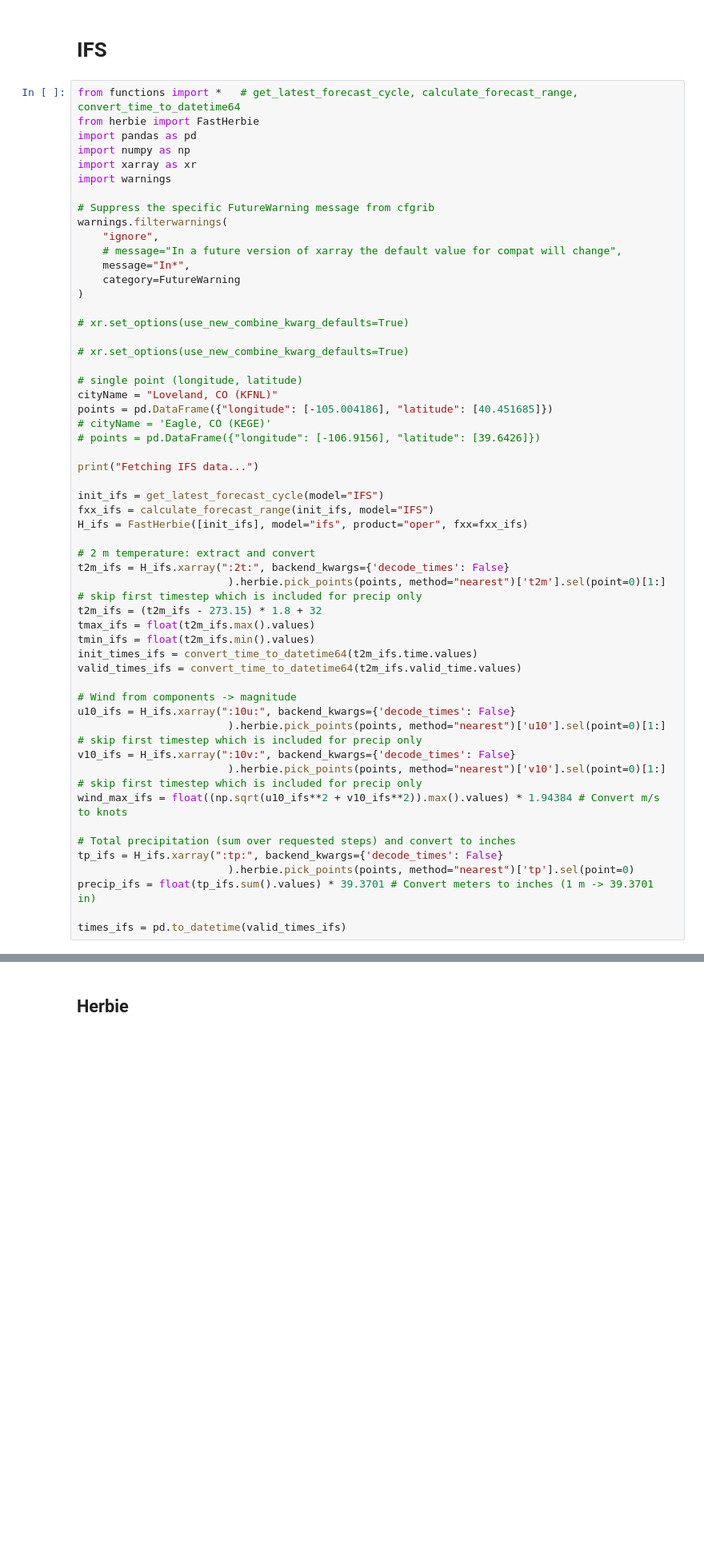
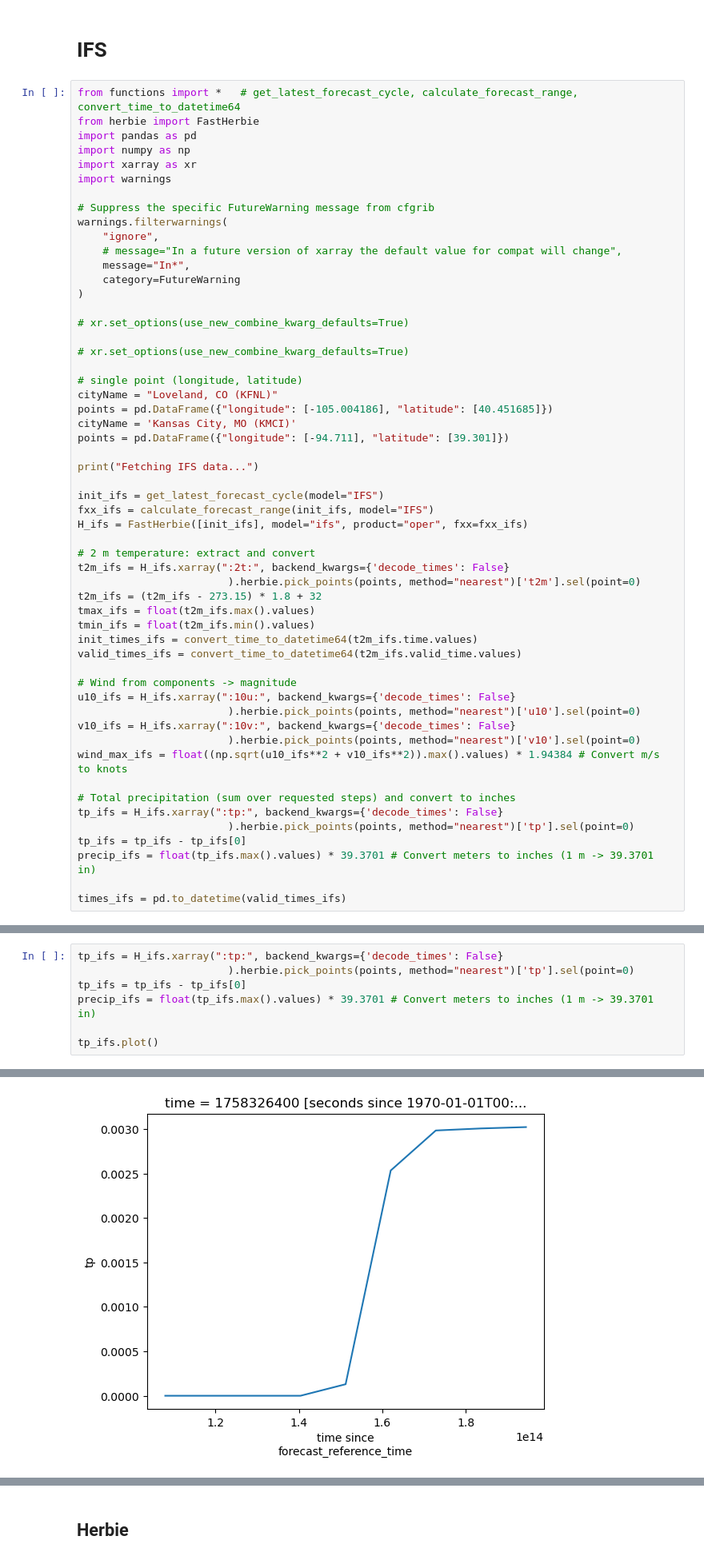
Before and after one commit to jameslarsonclimate/website, a Jupyter notebook: weather-forecasts/getForecast_wxChallenge-pushGitHub-experimental.ipynb, the cells around one changed output, grey strips where cells are left out. Shown at 80% size. Cells and saved outputs as stored; diff of their text form; blank space fills up the shorter version.

```diff
--- a/weather-forecasts/getForecast_wxChallenge-pushGitHub-experimental.ipynb
+++ b/weather-forecasts/getForecast_wxChallenge-pushGitHub-experimental.ipynb
@@ -687,8 +723,8 @@ warnings.filterwarnings(
 # single point (longitude, latitude)
 cityName = "Loveland, CO (KFNL)"
 points = pd.DataFrame({"longitude": [-105.004186], "latitude": [40.451685]})
-# cityName = 'Eagle, CO (KEGE)'
-# points = pd.DataFrame({"longitude": [-106.9156], "latitude": [39.6426]})
+cityName = 'Kansas City, MO (KMCI)'
+points = pd.DataFrame({"longitude": [-94.711], "latitude": [39.301]})
 
 print("Fetching IFS data...")
 
@@ -698,7 +734,7 @@ H_ifs = FastHerbie([init_ifs], model="ifs", product="oper", fxx=fxx_ifs)
 
 # 2 m temperature: extract and convert
 t2m_ifs = H_ifs.xarray(":2t:", backend_kwargs={'decode_times': False}
-                        ).herbie.pick_points(points, method="nearest")['t2m'].sel(point=0)[1:]  # skip first timestep which is included for precip only
+                        ).herbie.pick_points(points, method="nearest")['t2m'].sel(point=0)
 t2m_ifs = (t2m_ifs - 273.15) * 1.8 + 32
 tmax_ifs = float(t2m_ifs.max().values)
 tmin_ifs = float(t2m_ifs.min().values)
@@ -707,15 +743,16 @@ valid_times_ifs = convert_time_to_datetime64(t2m_ifs.valid_time.values)
 
 # Wind from components -> magnitude
 u10_ifs = H_ifs.xarray(":10u:", backend_kwargs={'decode_times': False}
-                        ).herbie.pick_points(points, method="nearest")['u10'].sel(point=0)[1:]  # skip first timestep which is included for precip only
+                        ).herbie.pick_points(points, method="nearest")['u10'].sel(point=0)
 v10_ifs = H_ifs.xarray(":10v:", backend_kwargs={'decode_times': False}
-                        ).herbie.pick_points(points, method="nearest")['v10'].sel(point=0)[1:]  # skip first timestep which is included for precip only
+                        ).herbie.pick_points(points, method="nearest")['v10'].sel(point=0)
 wind_max_ifs = float((np.sqrt(u10_ifs**2 + v10_ifs**2)).max().values) * 1.94384 # Convert m/s to knots
 
 # Total precipitation (sum over requested steps) and convert to inches
 tp_ifs = H_ifs.xarray(":tp:", backend_kwargs={'decode_times': False}
                         ).herbie.pick_points(points, method="nearest")['tp'].sel(point=0)
-precip_ifs = float(tp_ifs.sum().values) * 39.3701 # Convert meters to inches (1 m -> 39.3701 in)
+tp_ifs = tp_ifs - tp_ifs[0]
+precip_ifs = float(tp_ifs.max().values) * 39.3701 # Convert meters to inches (1 m -> 39.3701 in)
 
 times_ifs = pd.to_datetime(valid_times_ifs)
 # %% [output]
@@ -777,0 +771,8 @@ Coordinates:
+# %%
+tp_ifs = H_ifs.xarray(":tp:", backend_kwargs={'decode_times': False}
+                        ).herbie.pick_points(points, method="nearest")['tp'].sel(point=0)
+tp_ifs = tp_ifs - tp_ifs[0]
+precip_ifs = float(tp_ifs.max().values) * 39.3701 # Convert meters to inches (1 m -> 39.3701 in)
+
+tp_ifs.plot()
+# %% [output]
@@ -778,3 +780,4 @@ Coordinates:
+[figure, added]
 # %%
 import matplotlib.pyplot as plt
 import cartopy.crs as ccrs
```
Also changed, not shown: parts of 22 cells of this notebook, 7 other files.
